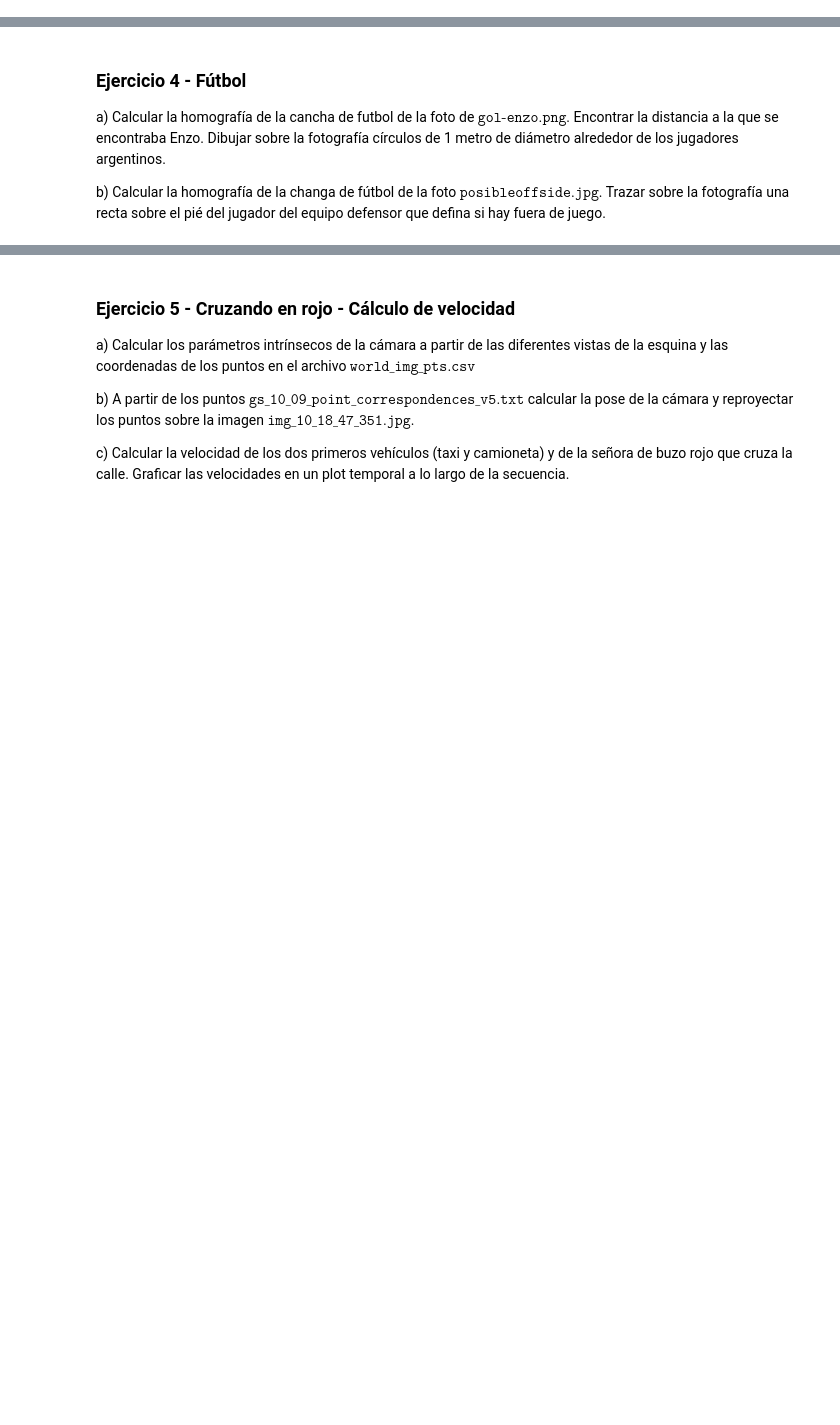
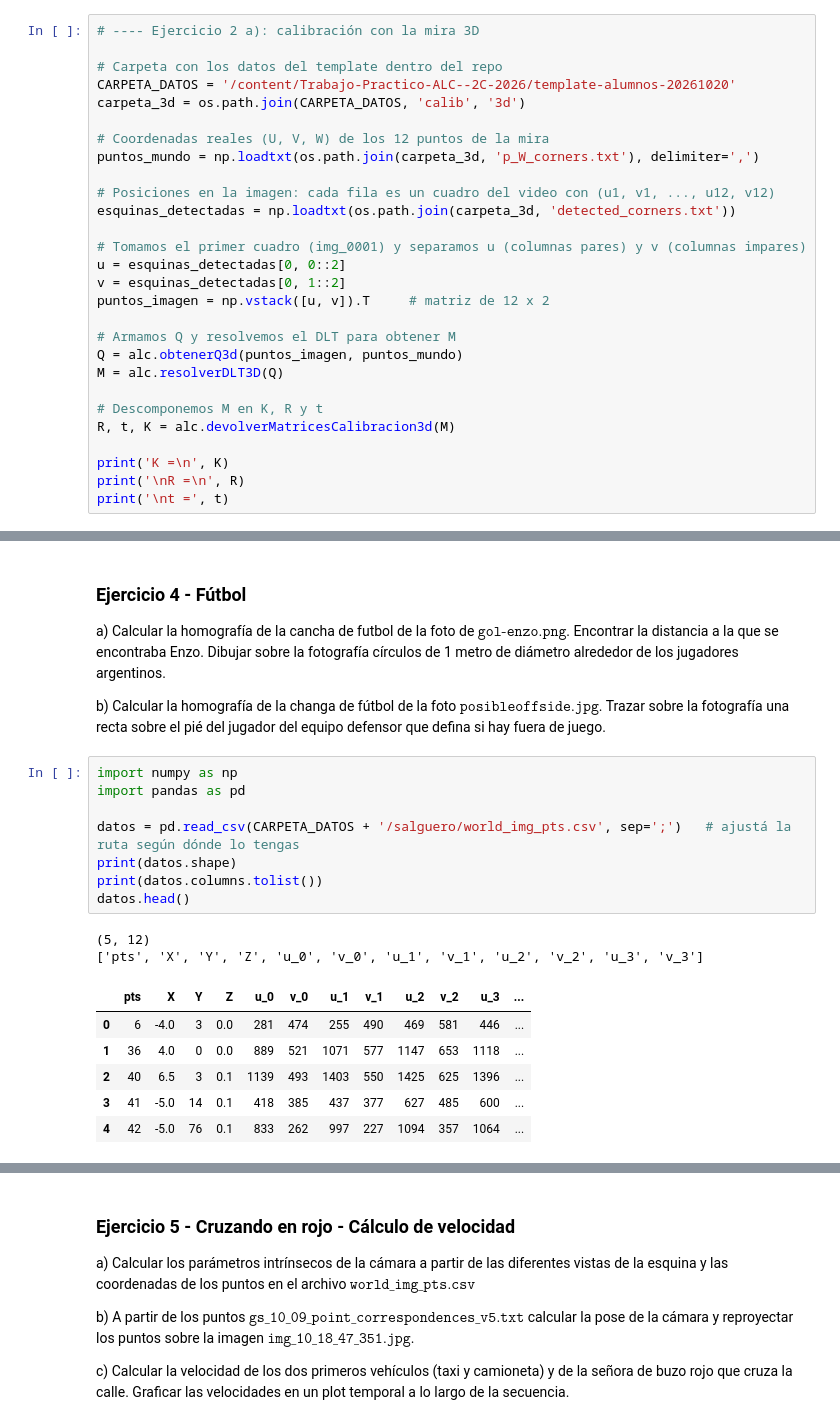
Before and after one commit to catafiorini/Trabajo-Practico-ALC--2C-2026, a Jupyter notebook: grupo_alfajorverde_TP.ipynb, the cells around one changed output, grey strips where cells are left out. Drawn from its saved outputs; the diff is of its cells as text; blank space fills up the shorter version.

```diff
--- a/grupo_alfajorverde_TP.ipynb
+++ b/grupo_alfajorverde_TP.ipynb
@@ -25,3 +114,31 @@ Calcular un nuevo set de parámetros para
 b) $\alpha_u = \alpha_v$
 
 c) $K_{12}=0$
+# %%
+# ---- Ejercicio 2 a): calibración con la mira 3D
+
+# Carpeta con los datos del template dentro del repo
+CARPETA_DATOS = '/content/Trabajo-Practico-ALC--2C-2026/template-alumnos-20261020'
+carpeta_3d = os.path.join(CARPETA_DATOS, 'calib', '3d')
+
+# Coordenadas reales (U, V, W) de los 12 puntos de la mira
+puntos_mundo = np.loadtxt(os.path.join(carpeta_3d, 'p_W_corners.txt'), delimiter=',')
+
+# Posiciones en la imagen: cada fila es un cuadro del video con (u1, v1, ..., u12, v12)
+esquinas_detectadas = np.loadtxt(os.path.join(carpeta_3d, 'detected_corners.txt'))
+
+# Tomamos el primer cuadro (img_0001) y separamos u (columnas pares) y v (columnas impares)
+u = esquinas_detectadas[0, 0::2]
+v = esquinas_detectadas[0, 1::2]
+puntos_imagen = np.vstack([u, v]).T     # matriz de 12 x 2
+
+# Armamos Q y resolvemos el DLT para obtener M
+Q = alc.obtenerQ3d(puntos_imagen, puntos_mundo)
+M = alc.resolverDLT3D(Q)
+
+# Descomponemos M en K, R y t
+R, t, K = alc.devolverMatricesCalibracion3d(M)
+
+print('K =\n', K)
+print('\nR =\n', R)
+print('\nt =', t)
@@ -39,3 +340,20 @@ a) Calcular la homografía de la cancha de futbol de la foto de $\texttt{gol-enz
 
 b) Calcular la homografía de la changa de fútbol de la foto $\texttt{posibleoffside.jpg}$.
     Trazar sobre la fotografía una recta sobre el pié del jugador del equipo defensor que defina si hay fuera de juego.
+# %%
+import numpy as np
+import pandas as pd
+
+datos = pd.read_csv(CARPETA_DATOS + '/salguero/world_img_pts.csv', sep=';')   # ajustá la ruta según dónde lo tengas
+print(datos.shape)
+print(datos.columns.tolist())
+datos.head()
+# %% [output]
+(5, 12)
+['pts', 'X', 'Y', 'Z', 'u_0', 'v_0', 'u_1', 'v_1', 'u_2', 'v_2', 'u_3', 'v_3']
+|  | pts | X | Y | Z | u_0 | v_0 | u_1 | v_1 | u_2 | v_2 | u_3 | ... |
+| 0 | 6 | -4.0 | 3 | 0.0 | 281 | 474 | 255 | 490 | 469 | 581 | 446 | ... |
+| 1 | 36 | 4.0 | 0 | 0.0 | 889 | 521 | 1071 | 577 | 1147 | 653 | 1118 | ... |
+| 2 | 40 | 6.5 | 3 | 0.1 | 1139 | 493 | 1403 | 550 | 1425 | 625 | 1396 | ... |
+| 3 | 41 | -5.0 | 14 | 0.1 | 418 | 385 | 437 | 377 | 627 | 485 | 600 | ... |
+| 4 | 42 | -5.0 | 76 | 0.1 | 833 | 262 | 997 | 227 | 1094 | 357 | 1064 | ... |
```
Also changed, not shown: parts of 23 cells of this notebook.
